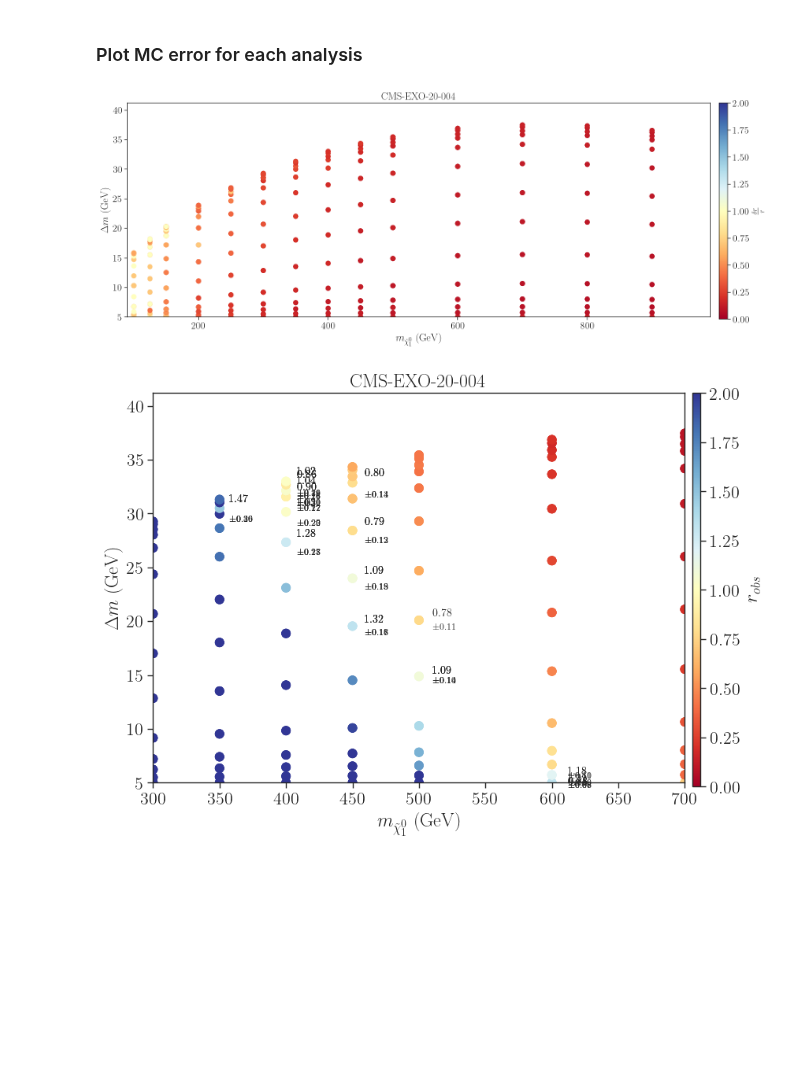
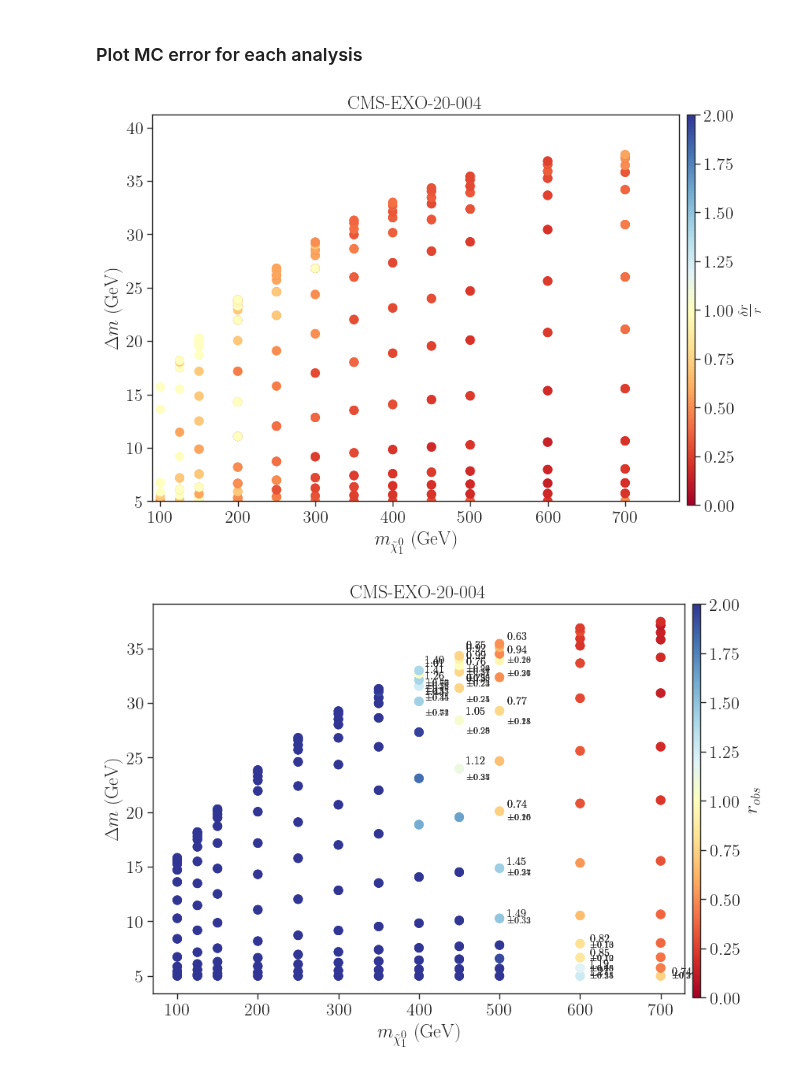
Before and after one commit to andlessa/LLP-CDFO, a Jupyter notebook: plotting/checkMCstats_CMS.ipynb, the cells around one changed output. Saved outputs shown, nothing was run; the diff lists cells and outputs as text; code cells hidden in the pictures; blank space fills up the shorter version.

Commit message:
Adding more MC stats to cms scan

```diff
--- a/plotting/checkMCstats_CMS.ipynb
+++ b/plotting/checkMCstats_CMS.ipynb
@@ -120,35 +120,35 @@ plt.show()
 # %% [markdown]
 ### Plot MC error for each analysis
 # %%
-fig,axarr = plt.subplots(nrows=1,ncols=len(recastDataDict),figsize=(20,5))
+fig,axarr = plt.subplots(nrows=1,ncols=len(recastDataDict),figsize=(10,5))
 axarr = [axarr]
 
 for iplot,label in enumerate(recastDataDict):
     ax = axarr[iplot]
     recastData = recastDataDict[label]
     y = recastData[msb]-recastData[mn1]
     x = recastData[mn1]
     rValues = recastData['robs']*recastData['kfactor']
     rValuesErr = recastData['robsErr']*recastData['kfactor']
     ratio = rValuesErr/rValues
     p = ax.scatter(x=x,y=y,vmin=0.0,vmax=2.0,
             c=ratio,cmap=cm,s=60)
 
     ax.set_xlabel(r'$m_{\tilde \chi_1^0}$ (GeV)')
     ax.set_ylabel(r'$\Delta m$ (GeV)')
     ax.set_title('%s' %label)
     ax.set_xlim(0.9*x.min(),1.1*x.max())
     ax.set_ylim(5.0,1.1*y.max())
 
 
 fig.subplots_adjust(right=0.8,top=1.1)
 cbar_ax = fig.add_axes([0.81, 0.1, 0.01, 1.0])
 # fig.colorbar(r, cax=cbar_ax)
 fig.colorbar(p,label=r'$\frac{\delta r}{r}$',cax=cbar_ax)
 # plt.tight_layout()
 plt.show()
 # %% [output]
-[figure, old version]
+[figure, new version]
 # %%
 fig,axarr = plt.subplots(nrows=1,ncols=len(recastDataDict),figsize=(10,5))
 axarr=[axarr]
@@ -159,7 +159,8 @@ for iplot,label in enumerate(recastDataDict):
     recastData = recastDataDict[label]
     y = recastData[msb]-recastData[mn1]
     x = recastData[mn1]
-    tau = recastData[tau]
+    mcEvents = recastData['Total MC Events']/1e3
+    tau = recastData['tau_ns']
     rValues = recastData['robs']*recastData['kfactor']
     rValuesErr = recastData['robsErr']*recastData['kfactor']
     p = ax.scatter(x=x,y=y,vmin=0.0,vmax=2.0,
@@ -177,14 +178,14 @@ for iplot,label in enumerate(recastDataDict):
             continue
         ax.text(1.02*x[i],1.02*y[i],r'$%1.2f$' %(rValues[i]),fontsize=10)
         ax.text(1.02*x[i],0.96*y[i],r'$\pm %1.2f$' %(rValuesErr[i]),fontsize=8)
-        low_stats.append([x[i],x[i]+y[i],tau[i]])
+        low_stats.append([x[i],x[i]+y[i],tau[i],mcEvents[i]])
 
 
     ax.set_xlabel(r'$m_{\tilde \chi_1^0}$ (GeV)')
     ax.set_ylabel(r'$\Delta m$ (GeV)')
     ax.set_title('%s' %label)
-    ax.set_xlim(300.0,700.)
-    ax.set_ylim(5.0,1.1*y.max())
+    # ax.set_xlim(300.0,700.)
+    # ax.set_ylim(5.0,1.1*y.max())
 
 
 fig.subplots_adjust(right=0.8,top=1.1)
@@ -194,7 +195,7 @@ fig.colorbar(p,label=r'$r_{obs}$',cax=cbar_ax)
 # plt.tight_layout()
 plt.show()
 # %% [output]
-[figure, old version]
+[figure, new version]
 # %%
 print(len(low_stats))
 # %% [output]
```
Also changed, not shown: parts of 4 cells of this notebook, 2 other files.
